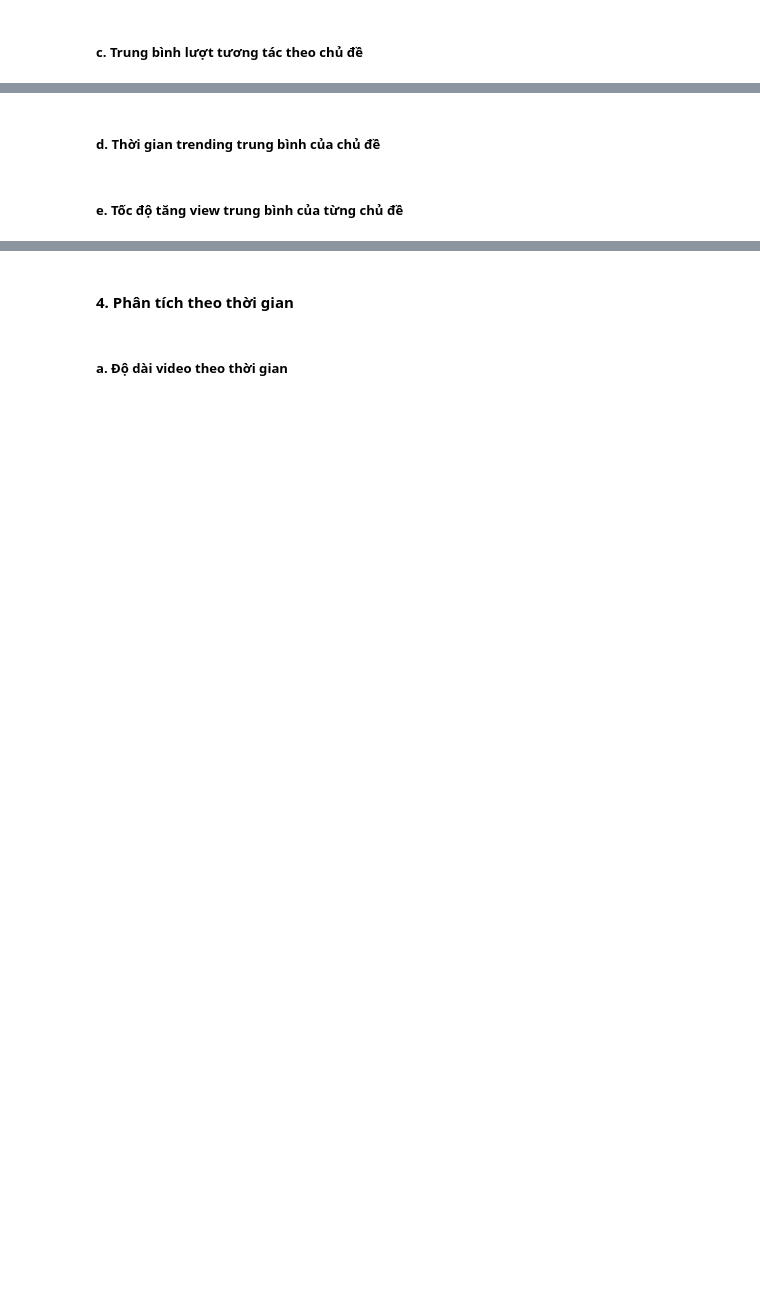
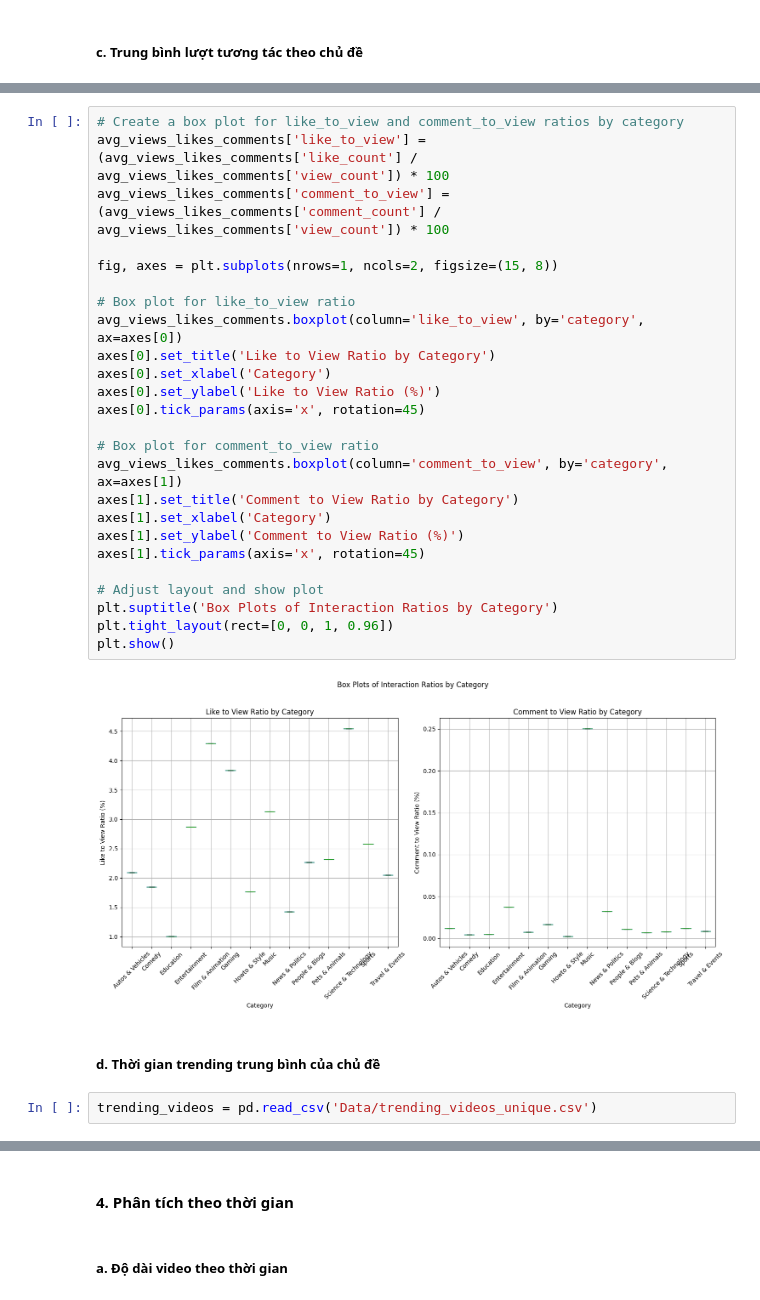
Before and after one commit to sleepifoxx/BTL-Data-Processing, a Jupyter notebook: DataProcessing.ipynb, the cells around one changed output, grey strips where cells are left out. Saved outputs shown, nothing was run; the diff lists cells and outputs as text; blank space fills up the shorter version.

```diff
--- a/DataProcessing.ipynb
+++ b/DataProcessing.ipynb
@@ -88,4 +117,31 @@ plt.show()
+# %%
+# Create a box plot for like_to_view and comment_to_view ratios by category
+avg_views_likes_comments['like_to_view'] = (avg_views_likes_comments['like_count'] / avg_views_likes_comments['view_count']) * 100
+avg_views_likes_comments['comment_to_view'] = (avg_views_likes_comments['comment_count'] / avg_views_likes_comments['view_count']) * 100
+
+fig, axes = plt.subplots(nrows=1, ncols=2, figsize=(15, 8))
+
+# Box plot for like_to_view ratio
+avg_views_likes_comments.boxplot(column='like_to_view', by='category', ax=axes[0])
+axes[0].set_title('Like to View Ratio by Category')
+axes[0].set_xlabel('Category')
+axes[0].set_ylabel('Like to View Ratio (%)')
+axes[0].tick_params(axis='x', rotation=45)
+
+# Box plot for comment_to_view ratio
+avg_views_likes_comments.boxplot(column='comment_to_view', by='category', ax=axes[1])
+axes[1].set_title('Comment to View Ratio by Category')
+axes[1].set_xlabel('Category')
+axes[1].set_ylabel('Comment to View Ratio (%)')
+axes[1].tick_params(axis='x', rotation=45)
+
+# Adjust layout and show plot
+plt.suptitle('Box Plots of Interaction Ratios by Category')
+plt.tight_layout(rect=[0, 0, 1, 0.96])
+plt.show()
+# %% [output]
+[figure, added]
 # %% [markdown]
 ##### d. Thời gian trending trung bình của chủ đề
-# %% [markdown]
-##### e. Tốc độ tăng view trung bình của từng chủ đề
+# %%
+trending_videos = pd.read_csv('Data/trending_videos_unique.csv')
```
Also changed, not shown: parts of 53 cells of this notebook, 3 other files.
